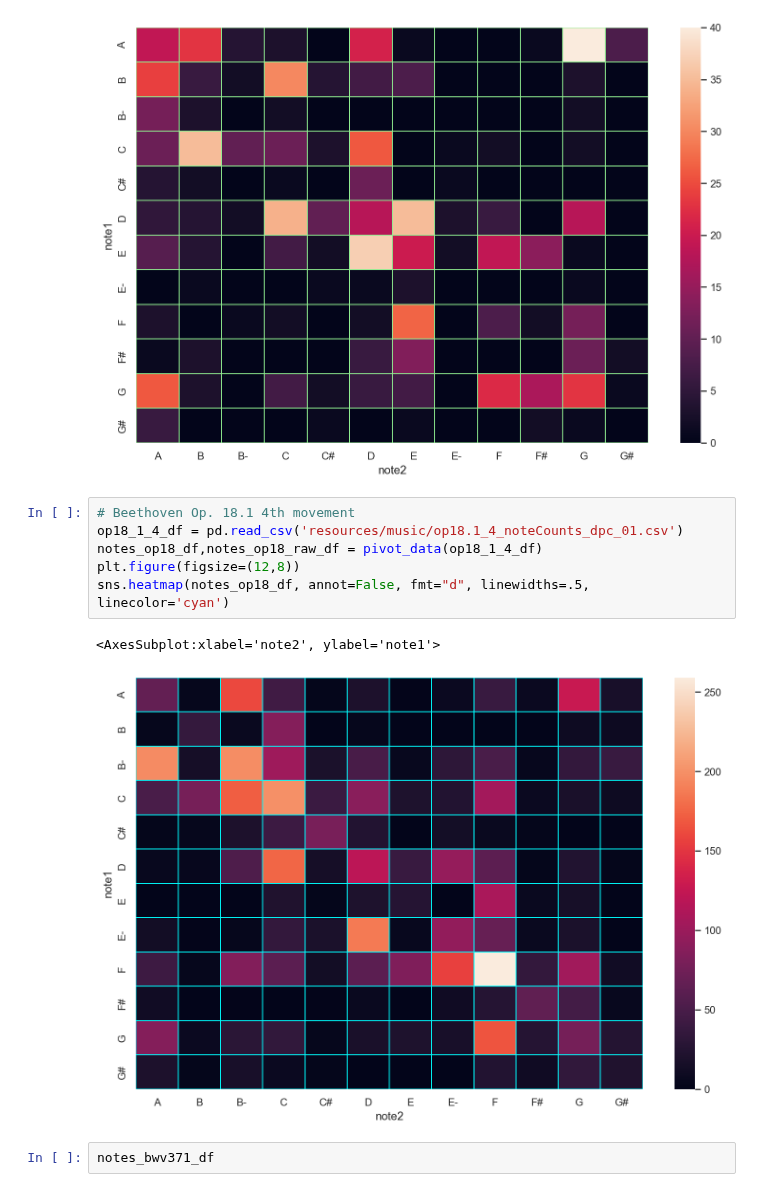
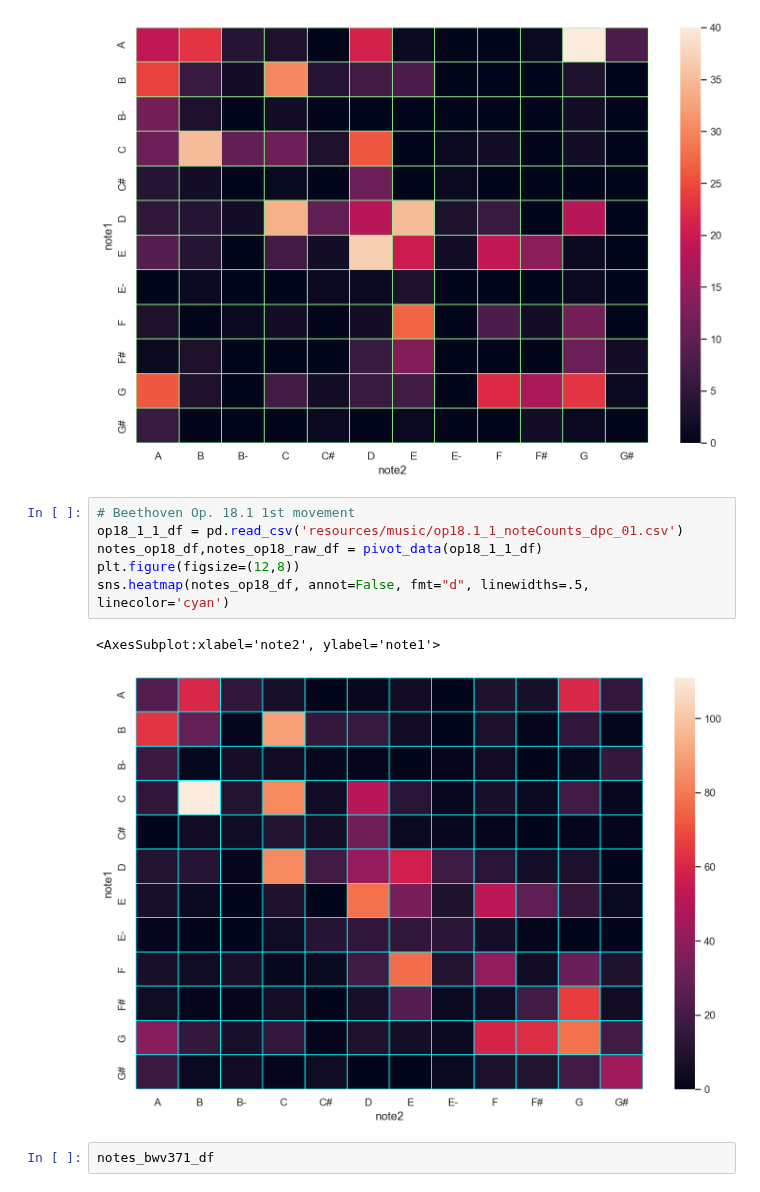
Before and after one commit to dwbzen/pymusic, a Jupyter notebook: music_EDA.ipynb, the cells around one changed output. Drawn from its saved outputs; the diff is of its cells as text.

```diff
--- a/music_EDA.ipynb
+++ b/music_EDA.ipynb
@@ -1173,14 +352,14 @@ sns.heatmap(notes_bwv371_df, annot=False, fmt="d", linewidths=.5, linecolor='Lig
 <AxesSubplot:xlabel='note2', ylabel='note1'>
 [figure]
 # %%
-# Beethoven Op. 18.1 4th movement
-op18_1_4_df = pd.read_csv('resources/music/op18.1_4_noteCounts_dpc_01.csv')
-notes_op18_df,notes_op18_raw_df = pivot_data(op18_1_4_df)
+# Beethoven Op. 18.1 1st movement
+op18_1_1_df = pd.read_csv('resources/music/op18.1_1_noteCounts_dpc_01.csv')
+notes_op18_df,notes_op18_raw_df = pivot_data(op18_1_1_df)
 plt.figure(figsize=(12,8))
 sns.heatmap(notes_op18_df, annot=False, fmt="d", linewidths=.5, linecolor='cyan')
 # %% [output]
 <AxesSubplot:xlabel='note2', ylabel='note1'>
-[figure, old version]
+[figure, new version]
 # %%
 notes_bwv371_df
 # %% [output]
```
Also changed, not shown: parts of 14 cells of this notebook, 26 other files.
